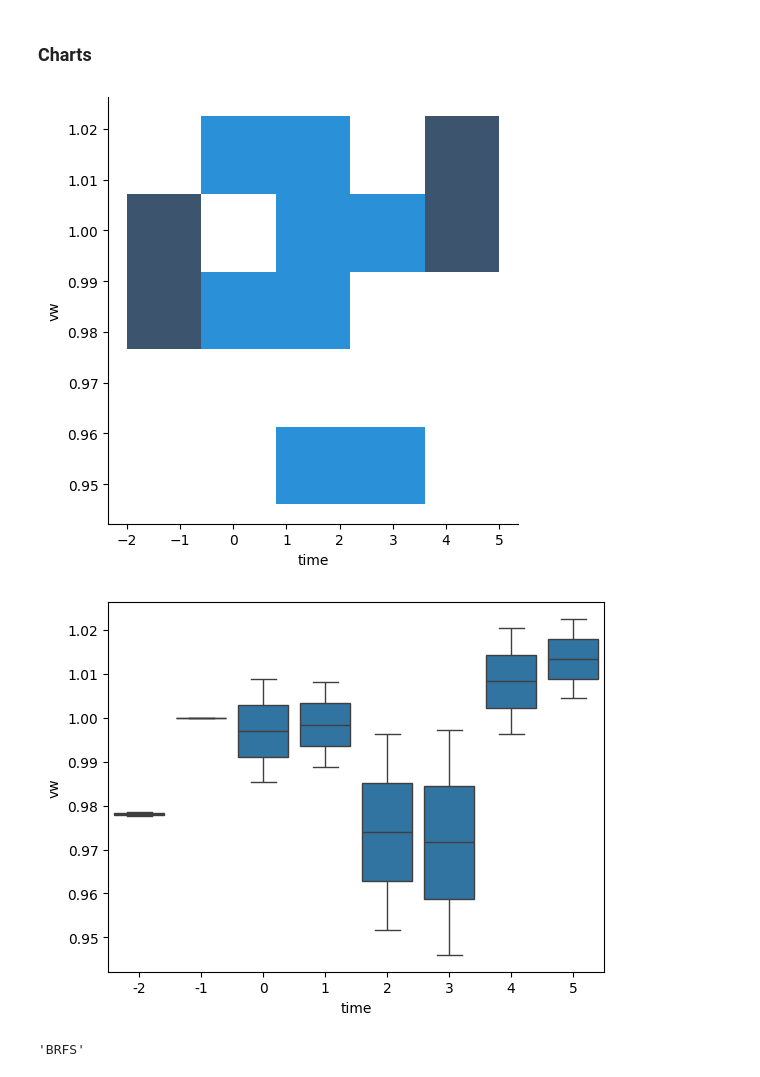
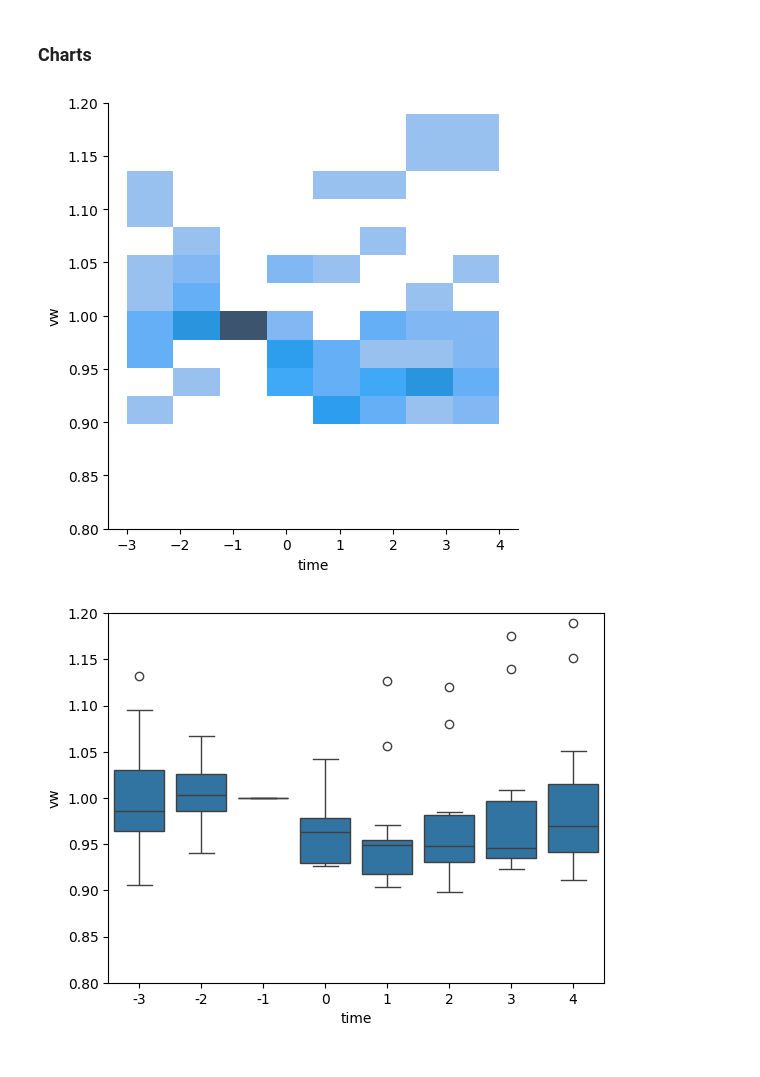
Before and after one commit to 2yan/dividend_analysis, a Jupyter notebook: Historical_div_dates.ipynb, the cells around one changed output. Cells and saved outputs as stored; diff of their text form; code cells hidden in the pictures.

```diff
--- a/Historical_div_dates.ipynb
+++ b/Historical_div_dates.ipynb
@@ -145,7 +145,7 @@ def get_dividend_dates(ticker):
 # %% [markdown]
 # Analysis
 # %%
-ticker = 'BRFS'
+ticker = 'SID'
 divs = get_dividend_dates(ticker)
 # %% [markdown]
 ## Exit Day Trend
@@ -184,22 +184,18 @@ for row in tqdm(divs):
 # %%
 results = []
 for thing in final:
     ans = analyze(thing)
     if -1 in ans.index:
         base_price = ans.loc[-1]['vw']
         ans['vw'] = ans['vw']/base_price
         ans['date'] = thing['record_date']
         results.append(ans)
 
 if len(results) > 0:
     x = pd.concat(results).reset_index()
-    sea.displot(x = x['time'],y = x['vw'])
+    sea.displot(x = x['time'],y = x['vw']).set(ylim=(0.8, 1.2))
     plt.show()
-    sea.boxplot(x = x['time'], y = x['vw'])
+    sea.boxplot(x = x['time'], y = x['vw']).set(ylim=(0.8, 1.2))
 # %% [output]
-[figure, old version]
+[figure, new version]
-[figure, old version]
+[figure, new version]
-# %%
-ticker
-# %% [output]
-'BRFS'
```
Also changed, not shown: parts of 5 cells of this notebook.
